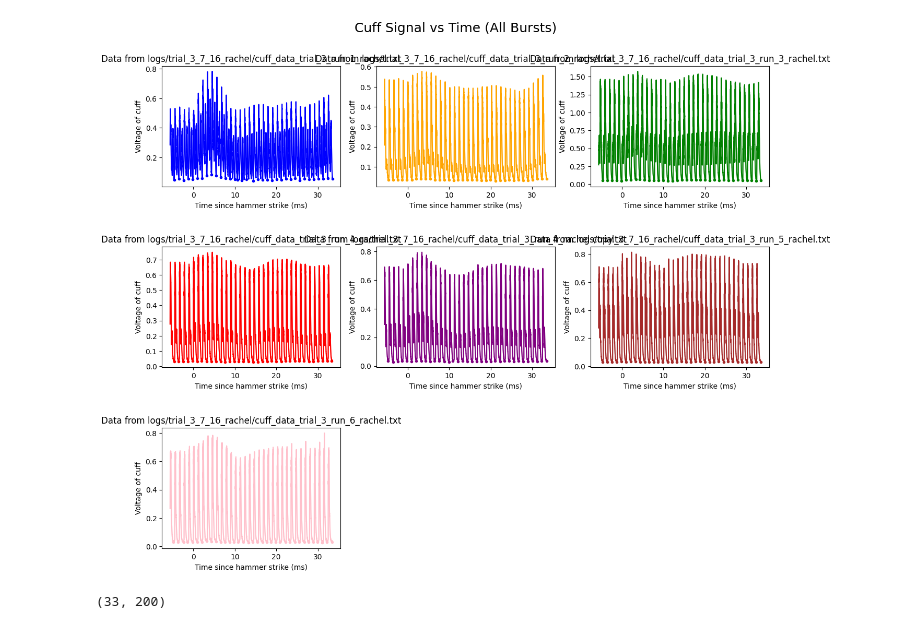
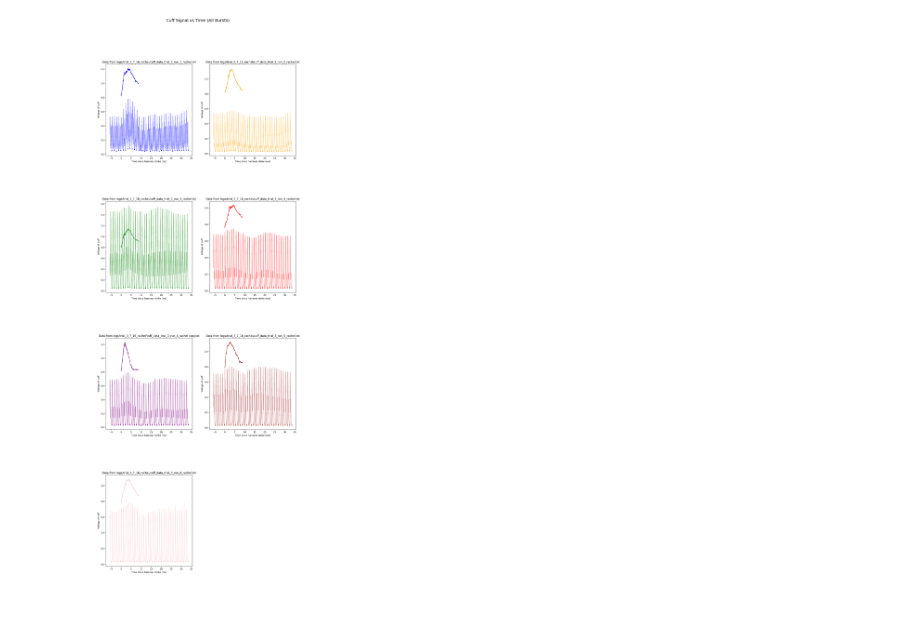
Before and after one commit to happyRainDrop/SmartHammer, a Jupyter notebook: src/ruth_data_Arduino.ipynb, the cells around one changed output. Cells and saved outputs as stored; diff of their text form; code cells hidden in the pictures.

Commit message:
arduino data analyze on folder

```diff
--- a/src/ruth_data_Arduino.ipynb
+++ b/src/ruth_data_Arduino.ipynb
@@ -33,13 +33,13 @@ rachel_achilles_cuff_file_names = [
 ]
 
 rachel_achilles_hammer_file_names = [
-    "logs/trial_3_7_16_rachel/cuff_data_trial_3_run_1_rachel.txt",
-    "logs/trial_3_7_16_rachel/cuff_data_trial_3_run_2_rachel.txt",
-    "logs/trial_3_7_16_rachel/cuff_data_trial_3_run_3_rachel.txt",
-    "logs/trial_3_7_16_rachel/cuff_data_trial_3_run_4_rachel.txt",
-    "logs/trial_3_7_16_rachel/cuff_data_trial_3_run_4_rachel copy.txt",
-    "logs/trial_3_7_16_rachel/cuff_data_trial_3_run_5_rachel.txt",
-    "logs/trial_3_7_16_rachel/cuff_data_trial_3_run_6_rachel.txt"
+    "logs/trial_3_7_16_rachel/hammer_data_trial_3_run_1_rachel.txt",
+    "logs/trial_3_7_16_rachel/hammer_data_trial_3_run_2_rachel.txt",
+    "logs/trial_3_7_16_rachel/hammer_data_trial_3_run_3_rachel.txt",
+    "logs/trial_3_7_16_rachel/hammer_data_trial_3_run_4_rachel.txt",
+    "logs/trial_3_7_16_rachel/hammer_data_trial_3_run_4_rachel copy.txt",
+    "logs/trial_3_7_16_rachel/hammer_data_trial_3_run_5_rachel.txt",
+    "logs/trial_3_7_16_rachel/hammer_data_trial_3_run_6_rachel.txt"
 ]
 
 chosen_folder_cuff = rachel_achilles_cuff_file_names
@@ -66,41 +66,41 @@ for cuff_df in cuff_dfs:
 
     cuff_indiv_waveform_minima_indicies.append(this_cuff_indiv_waveform_minima_indicies)
 # %%
-plt.figure(figsize=(15, 12))
+plt.figure(figsize=(15, 40))
 plt.subplots_adjust(hspace=0.5)
 plt.suptitle("Cuff Signal vs Time (All Bursts)", fontsize=18, y=0.95)
 
 n = 0
 overlay = False
 ax_subp = None
 
 color_array = ["blue", "orange", "green", "red", "purple", "brown",
                "pink", "gray", "olive", "cyan", "turquoise", "magenta", "maroon", "tan"]
 
 for n in range(len(cuff_dfs)):
     df_cuff = cuff_dfs[n]
     df_hammer = hammer_dfs[n]
     waveform_minima = cuff_indiv_waveform_minima_indicies[n]
 
     # add a new subplot iteratively
-    if (not overlay): ax_subp = plt.subplot(4, 4, n+1)
+    if (not overlay): ax_subp = plt.subplot(4, 2, n+1)
     elif (ax_subp is None): ax_subp = plt.subplot(1, 1, 1)
 
-    ax_subp.plot(df_cuff[:,0], df_cuff[:,1], c=color_array[n % len(cuff_dfs)], label="Cuff")
-    ax_subp.plot(df_hammer[:,0], df_hammer[:,1], c=color_array[n % len(cuff_dfs)], alpha=0.5, label="Hammer")
+    ax_subp.plot(df_cuff[:,0], df_cuff[:,1], c=color_array[n % len(cuff_dfs)], alpha = 0.5, label="Cuff")
+    ax_subp.plot(df_hammer[:,0], df_hammer[:,1], c=color_array[n % len(cuff_dfs)], label="Hammer")
     for m in waveform_minima:
         ax_subp.plot(df_cuff[:,0][m], df_cuff[:,1][m], c=color_array[n % len(cuff_dfs)], marker="o", markersize=3)
 
 
     # chart formatting
     if (not overlay): ax_subp.set_title("Data from " + str(chosen_folder_cuff[n]))
     ax_subp.set_xlabel("Time since hammer strike (ms)")
     ax_subp.set_ylabel("Voltage of cuff")
 
 if (overlay): plt.legend(chosen_folder_cuff)
 plt.show()
 # %% [output]
-[figure, old version]
+[figure, new version]
 # %%
 cuff_df_reshaped_by_burst = []
 for cuff_df in cuff_dfs:
@@ -108,7 +108,3 @@ for cuff_df in cuff_dfs:
     new_df = new_df.reshape(-1, DATA_LENGTH)
     new_df = np.vstack(new_df)
     cuff_df_reshaped_by_burst.append(new_df.astype(float))
-# %%
-np.shape(aaaa1)
-# %% [output]
-(33, 200)
```
Also changed, not shown: parts of 6 cells of this notebook.
